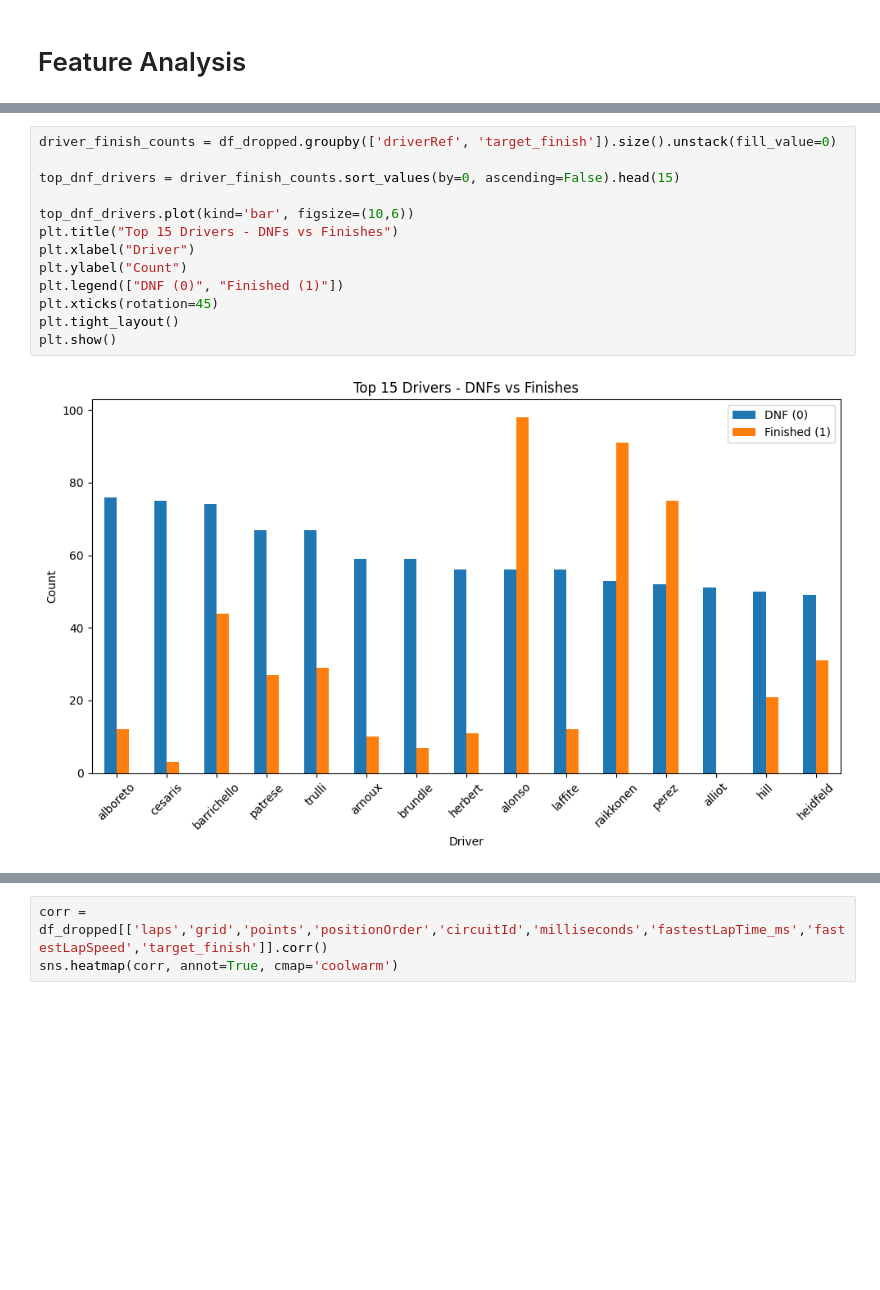
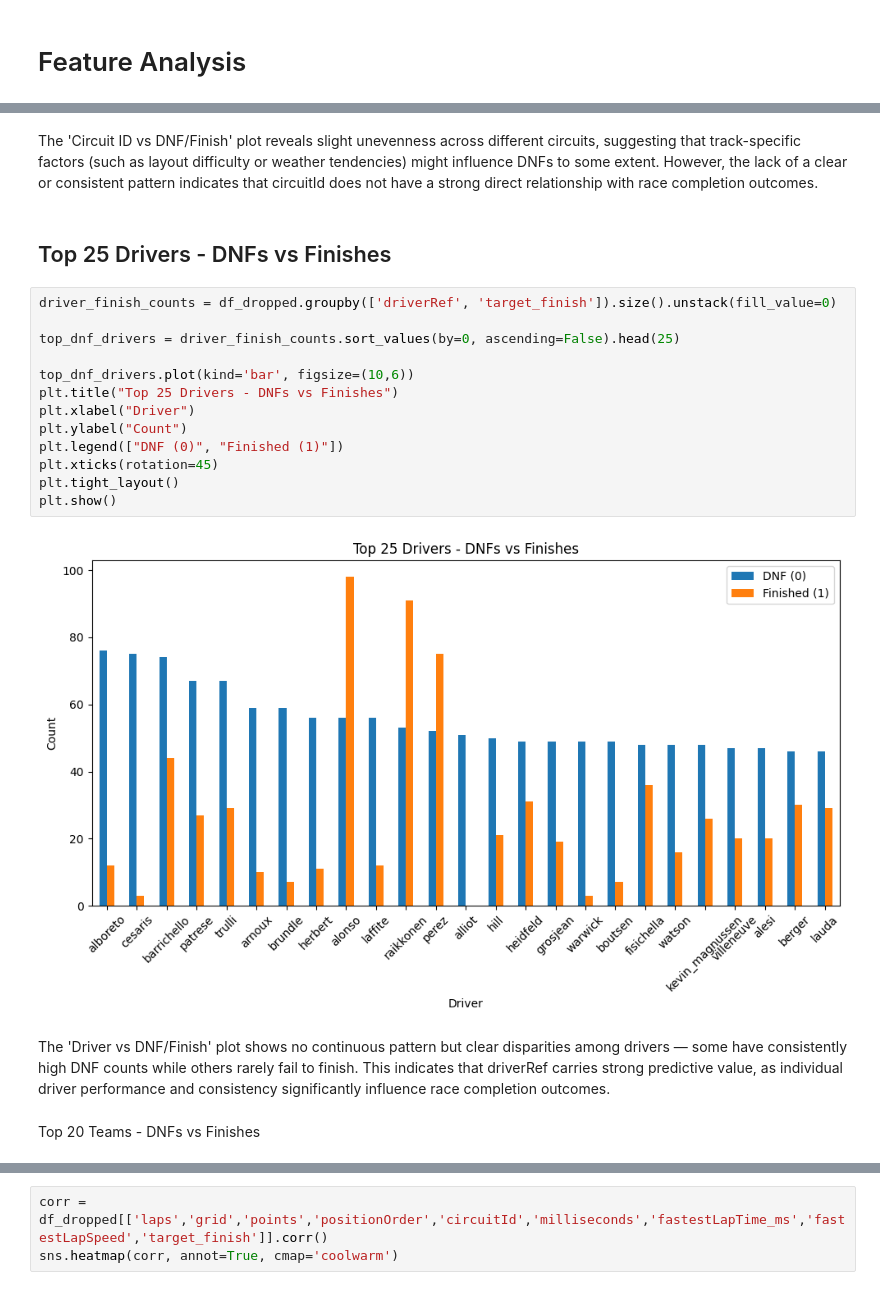
Before and after one commit to kush252/GDG_tasks, a Jupyter notebook: gdg_eda2.ipynb, the cells around one changed output, grey strips where cells are left out. Saved outputs shown, nothing was run; the diff lists cells and outputs as text; blank space fills up the shorter version.

```diff
--- a/gdg_eda2.ipynb
+++ b/gdg_eda2.ipynb
@@ -218,16 +227,25 @@ plt.show()
+# %% [markdown]
+The 'Circuit ID vs DNF/Finish' plot reveals slight unevenness across different circuits, suggesting that track-specific factors (such as layout difficulty or weather tendencies) might influence DNFs to some extent.
+However, the lack of a clear or consistent pattern indicates that circuitId does not have a strong direct relationship with race completion outcomes.
+# %% [markdown]
+## Top 25 Drivers - DNFs vs Finishes
 # %%
 driver_finish_counts = df_dropped.groupby(['driverRef', 'target_finish']).size().unstack(fill_value=0)
 
-top_dnf_drivers = driver_finish_counts.sort_values(by=0, ascending=False).head(15)
+top_dnf_drivers = driver_finish_counts.sort_values(by=0, ascending=False).head(25)
 
 top_dnf_drivers.plot(kind='bar', figsize=(10,6))
-plt.title("Top 15 Drivers - DNFs vs Finishes")
+plt.title("Top 25 Drivers - DNFs vs Finishes")
 plt.xlabel("Driver")
 plt.ylabel("Count")
 plt.legend(["DNF (0)", "Finished (1)"])
 plt.xticks(rotation=45)
 plt.tight_layout()
 plt.show()
 # %% [output]
-[figure, old version]
+[figure, new version]
+# %% [markdown]
+The 'Driver vs DNF/Finish' plot shows no continuous pattern but clear disparities among drivers — some have consistently high DNF counts while others rarely fail to finish. This indicates that driverRef carries strong predictive value, as individual driver performance and consistency significantly influence race completion outcomes.
+# %% [markdown]
+Top 20 Teams - DNFs vs Finishes
 # %%
```
Also changed, not shown: parts of 31 cells of this notebook, 2 other files.
